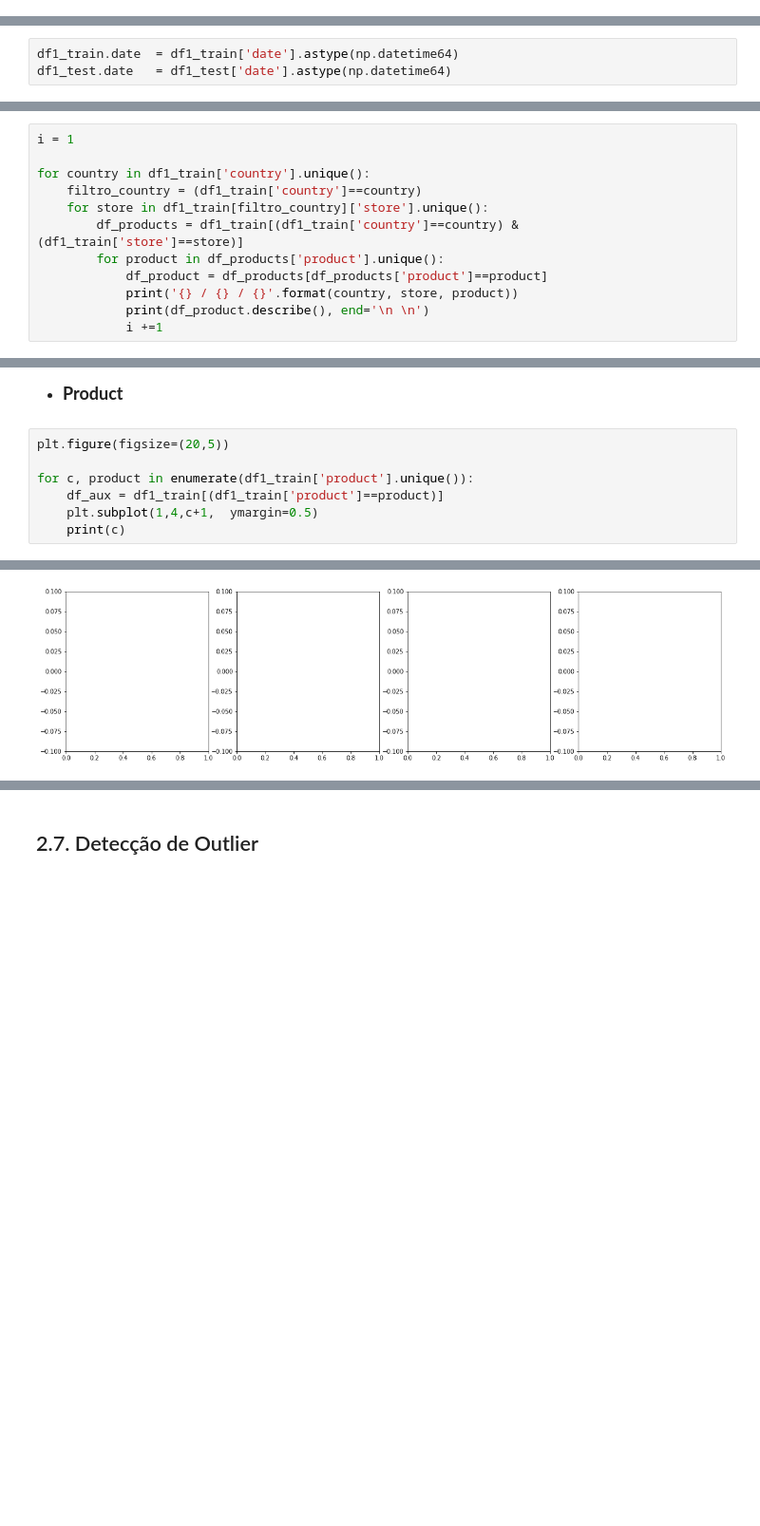
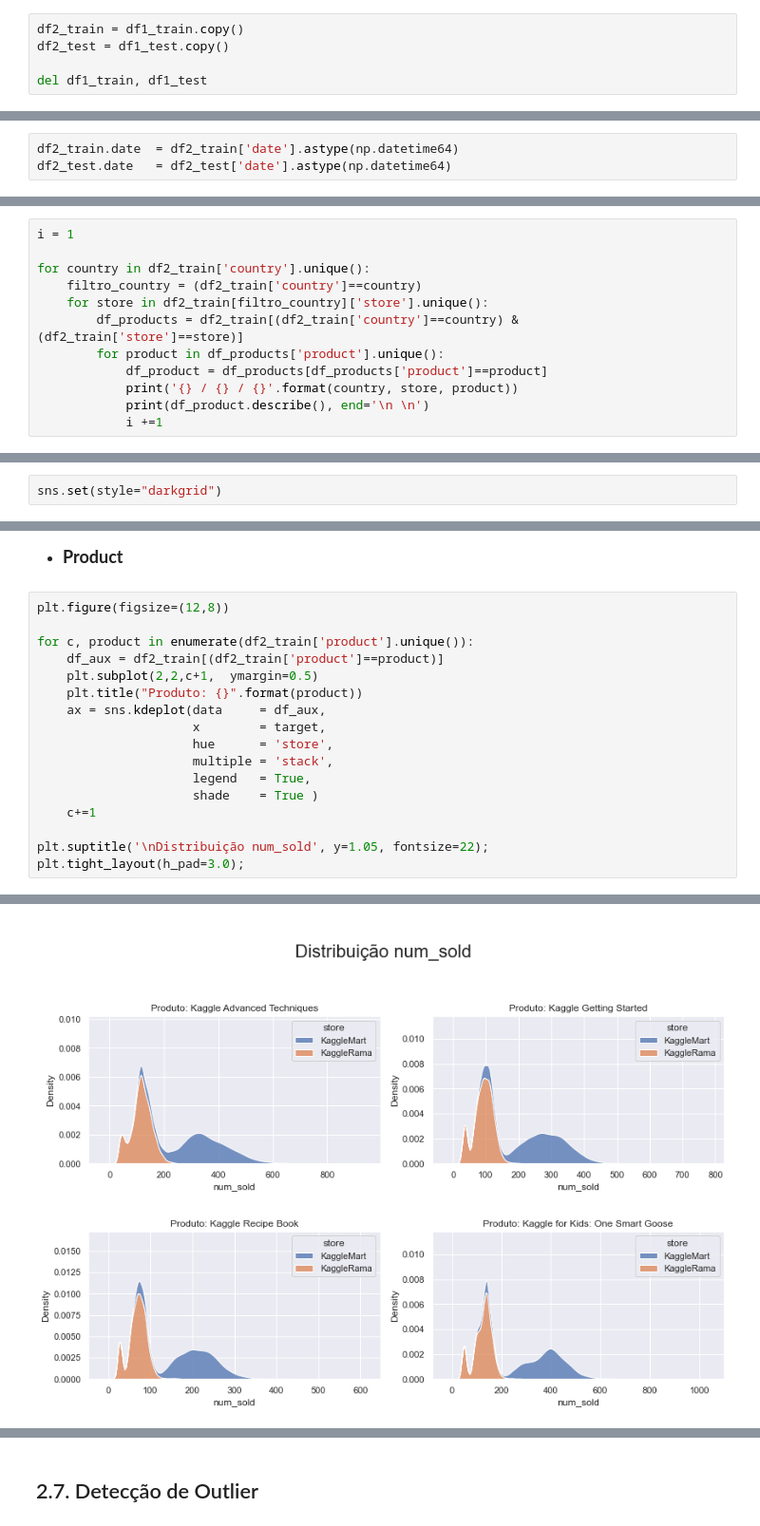
Before and after one commit to rogeriodelfim/Competicoes, a Jupyter notebook: Kaggle/Tabular Playground Series/2022/09 - Setembro/01 - EDA.ipynb, the cells around one changed output, grey strips where cells are left out. Shown at 95% size. Saved outputs shown, nothing was run; the diff lists cells and outputs as text; blank space fills up the shorter version.

```diff
--- a/Kaggle/Tabular Playground Series/2022/09 - Setembro/01 - EDA.ipynb
+++ b/Kaggle/Tabular Playground Series/2022/09 - Setembro/01 - EDA.ipynb
@@ -481,4 +941,9 @@ Tivemos uma redução de 15% no dataset de treino.
 # %% [markdown]
 ## 2.1. Dimensão do DataSet
+# %%
+df2_train = df1_train.copy()
+df2_test = df1_test.copy()
+
+del df1_train, df1_test
 # %%
 print('TREINO')
@@ -561,6 +1035,6 @@ Vamos transformar a variável **date** em data, pois estamos trabalhando com dad
 
 </div>
 # %%
-df1_train.date  = df1_train['date'].astype(np.datetime64)
-df1_test.date   = df1_test['date'].astype(np.datetime64)
+df2_train.date  = df2_train['date'].astype(np.datetime64)
+df2_test.date   = df2_test['date'].astype(np.datetime64)
 # %%
@@ -635,10 +1108,10 @@ Vamos fazer a estatística de cada cidade/loja/produto.
 # %%
 i = 1
 
-for country in df1_train['country'].unique():
-    filtro_country = (df1_train['country']==country)
-    for store in df1_train[filtro_country]['store'].unique():
-        df_products = df1_train[(df1_train['country']==country) & (df1_train['store']==store)]
+for country in df2_train['country'].unique():
+    filtro_country = (df2_train['country']==country)
+    for store in df2_train[filtro_country]['store'].unique():
+        df_products = df2_train[(df2_train['country']==country) & (df2_train['store']==store)]
         for product in df_products['product'].unique():
             df_product = df_products[df_products['product']==product]
             print('{} / {} / {}'.format(country, store, product))
@@ -730,0 +1171,2 @@ ax = sns.distplot(df1_train[target])
+# %%
+sns.set(style="darkgrid")
@@ -812,10 +1255,20 @@ Notamos no gráfico acima que a filial **KaggleMart** tem o maior volume de vend
 # %% [markdown]
 - **<p style='font-size:18px'> Product</p>**
 # %%
-plt.figure(figsize=(20,5))
+plt.figure(figsize=(12,8))
 
-for c, product in enumerate(df1_train['product'].unique()):
-    df_aux = df1_train[(df1_train['product']==product)]
-    plt.subplot(1,4,c+1,  ymargin=0.5)
-    print(c)
+for c, product in enumerate(df2_train['product'].unique()):
+    df_aux = df2_train[(df2_train['product']==product)]
+    plt.subplot(2,2,c+1,  ymargin=0.5)
+    plt.title("Produto: {}".format(product))
+    ax = sns.kdeplot(data     = df_aux,
+                     x        = target,
+                     hue      = 'store',
+                     multiple = 'stack',
+                     legend   = True,
+                     shade    = True )
+    c+=1
+
+plt.suptitle('\nDistribuição num_sold', y=1.05, fontsize=22);
+plt.tight_layout(h_pad=3.0);
 # %% [output]
@@ -826 +1275 @@ for c, product in enumerate(df1_train['product'].unique()):
-[figure, old version]
+[figure, new version]
```
Also changed, not shown: parts of 118 cells of this notebook, 2 other files.
